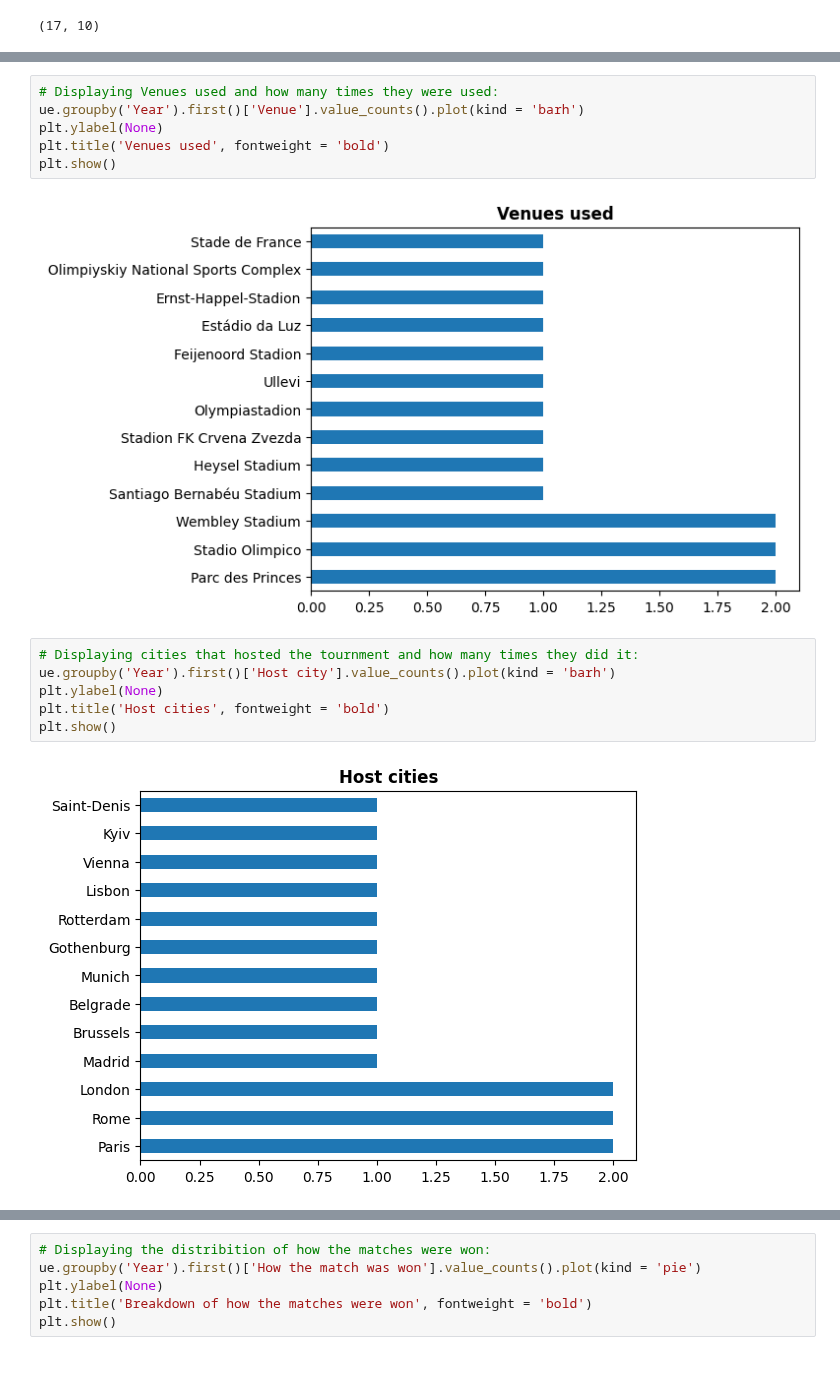
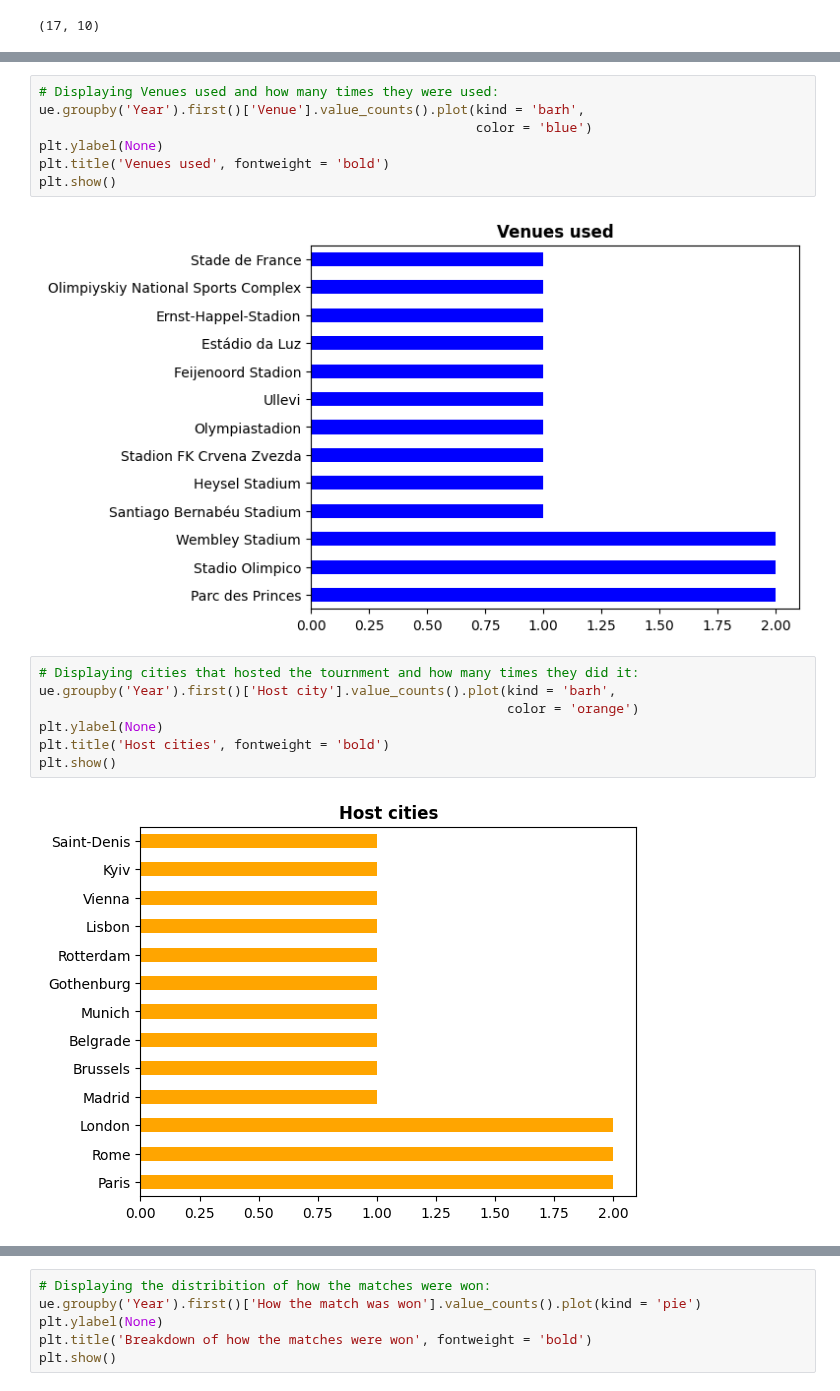
Before and after one commit to guilhermelaviola/SoccerCompetitionsStudy, a Jupyter notebook: UEFAEuroStudy.ipynb, the cells around one changed output, grey strips where cells are left out. Drawn from its saved outputs; the diff is of its cells as text.

Commit message:
I updated the chart's colors.

```diff
--- a/UEFAEuroStudy.ipynb
+++ b/UEFAEuroStudy.ipynb
@@ -67,18 +69,20 @@ plt.show()
 # %%
 # Displaying Venues used and how many times they were used:
-ue.groupby('Year').first()['Venue'].value_counts().plot(kind = 'barh')
+ue.groupby('Year').first()['Venue'].value_counts().plot(kind = 'barh',
+                                                        color = 'blue')
 plt.ylabel(None)
 plt.title('Venues used', fontweight = 'bold')
 plt.show()
 # %% [output]
-[figure, old version]
+[figure, new version]
 # %%
 # Displaying cities that hosted the tournment and how many times they did it:
-ue.groupby('Year').first()['Host city'].value_counts().plot(kind = 'barh')
+ue.groupby('Year').first()['Host city'].value_counts().plot(kind = 'barh',
+                                                            color = 'orange')
 plt.ylabel(None)
 plt.title('Host cities', fontweight = 'bold')
 plt.show()
 # %% [output]
-[figure, old version]
+[figure, new version]
 # %%
 # Displaying countries that hosted the tournment and how many times they did it:
```
Also changed, not shown: parts of 4 cells of this notebook.
